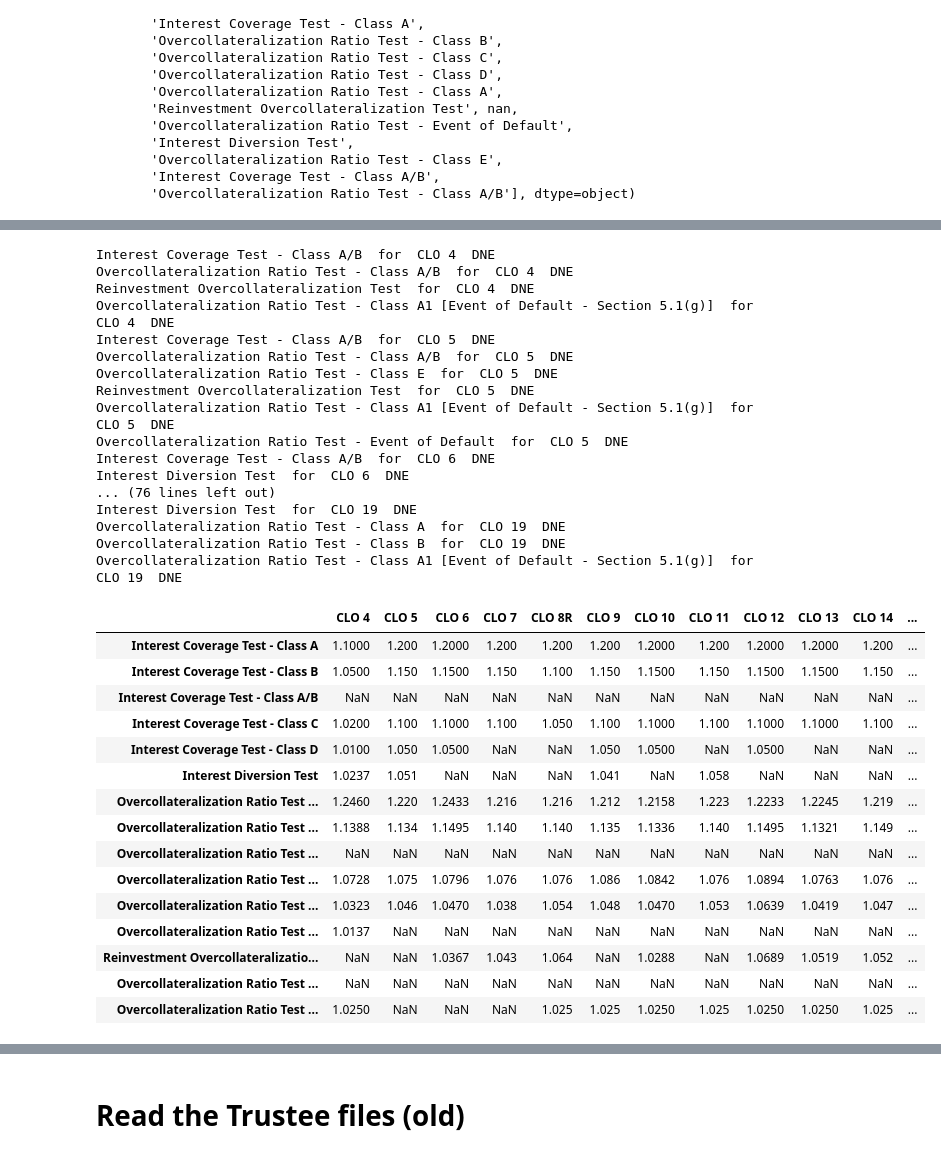
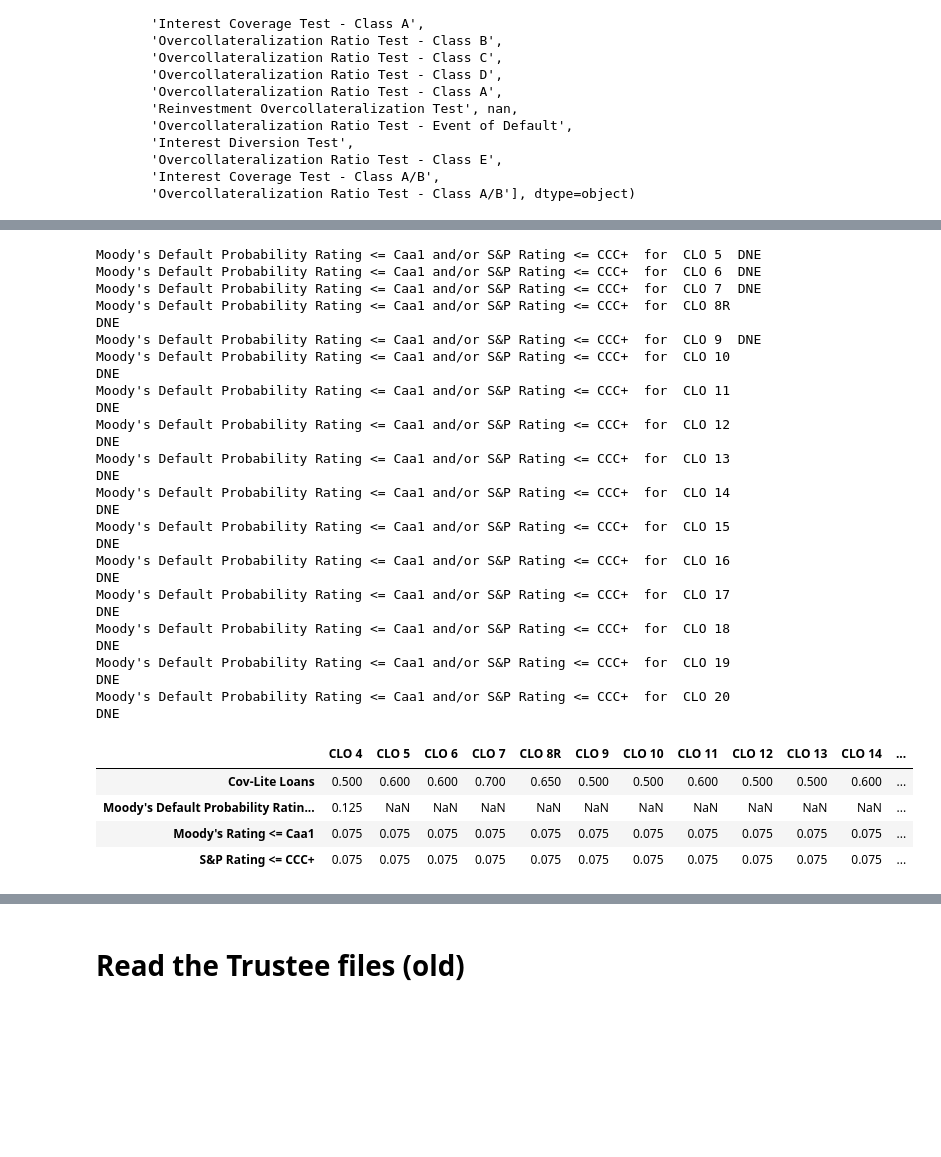
Before and after one commit to joshknechtel-gs/RM-IT, a Jupyter notebook: ComplianceChecks.ipynb, the cells around one changed output, grey strips where cells are left out. Cells and saved outputs as stored; diff of their text form; code cells hidden in the pictures; blank space fills up the shorter version.

```diff
--- a/ComplianceChecks.ipynb
+++ b/ComplianceChecks.ipynb
@@ -1597,0 +1614,5 @@ triggers.loc[triggers['TestType']=='Coverage Test','Title'] = triggers.loc[trigg
+# %%
+#[x.lstrip("(0123456789)/ ") for x in con_stats]
+importlib.reload(ccu)
+triggers = ccu.get_triggers(filepathT)
+triggers
@@ -1598,37 +1638,25 @@ triggers.loc[triggers['TestType']=='Coverage Test','Title'] = triggers.loc[trigg
 # %%
-trigger_table_cov = build_trigger_tables(triggers,clo_list,coverage_stats)
-trigger_table_cov
+trigger_table_con = build_trigger_tables(triggers,clo_list,ccu.con_stats)
+trigger_table_con
 # %% [output]
-Interest Coverage Test - Class A/B  for  CLO 4  DNE
-Overcollateralization Ratio Test - Class A/B  for  CLO 4  DNE
-Reinvestment Overcollateralization Test  for  CLO 4  DNE
-Overcollateralization Ratio Test - Class A1 [Event of Default - Section 5.1(g)]  for  CLO 4  DNE
-Interest Coverage Test - Class A/B  for  CLO 5  DNE
-Overcollateralization Ratio Test - Class A/B  for  CLO 5  DNE
-Overcollateralization Ratio Test - Class E  for  CLO 5  DNE
-Reinvestment Overcollateralization Test  for  CLO 5  DNE
-Overcollateralization Ratio Test - Class A1 [Event of Default - Section 5.1(g)]  for  CLO 5  DNE
-Overcollateralization Ratio Test - Event of Default  for  CLO 5  DNE
-Interest Coverage Test - Class A/B  for  CLO 6  DNE
-Interest Diversion Test  for  CLO 6  DNE
-... (76 lines left out)
-Interest Diversion Test  for  CLO 19  DNE
-Overcollateralization Ratio Test - Class A  for  CLO 19  DNE
-Overcollateralization Ratio Test - Class B  for  CLO 19  DNE
-Overcollateralization Ratio Test - Class A1 [Event of Default - Section 5.1(g)]  for  CLO 19  DNE
+Moody's Default Probability Rating <= Caa1 and/or S&P Rating <= CCC+  for  CLO 5  DNE
+Moody's Default Probability Rating <= Caa1 and/or S&P Rating <= CCC+  for  CLO 6  DNE
+Moody's Default Probability Rating <= Caa1 and/or S&P Rating <= CCC+  for  CLO 7  DNE
+Moody's Default Probability Rating <= Caa1 and/or S&P Rating <= CCC+  for  CLO 8R  DNE
+Moody's Default Probability Rating <= Caa1 and/or S&P Rating <= CCC+  for  CLO 9  DNE
+Moody's Default Probability Rating <= Caa1 and/or S&P Rating <= CCC+  for  CLO 10  DNE
+Moody's Default Probability Rating <= Caa1 and/or S&P Rating <= CCC+  for  CLO 11  DNE
+Moody's Default Probability Rating <= Caa1 and/or S&P Rating <= CCC+  for  CLO 12  DNE
+Moody's Default Probability Rating <= Caa1 and/or S&P Rating <= CCC+  for  CLO 13  DNE
+Moody's Default Probability Rating <= Caa1 and/or S&P Rating <= CCC+  for  CLO 14  DNE
+Moody's Default Probability Rating <= Caa1 and/or S&P Rating <= CCC+  for  CLO 15  DNE
+Moody's Default Probability Rating <= Caa1 and/or S&P Rating <= CCC+  for  CLO 16  DNE
+Moody's Default Probability Rating <= Caa1 and/or S&P Rating <= CCC+  for  CLO 17  DNE
+Moody's Default Probability Rating <= Caa1 and/or S&P Rating <= CCC+  for  CLO 18  DNE
+Moody's Default Probability Rating <= Caa1 and/or S&P Rating <= CCC+  for  CLO 19  DNE
+Moody's Default Probability Rating <= Caa1 and/or S&P Rating <= CCC+  for  CLO 20  DNE
 |  | CLO 4 | CLO 5 | CLO 6 | CLO 7 | CLO 8R | CLO 9 | CLO 10 | CLO 11 | CLO 12 | CLO 13 | CLO 14 | ... |
-| Interest Coverage Test - Class A | 1.1000 | 1.200 | 1.2000 | 1.200 | 1.200 | 1.200 | 1.2000 | 1.200 | 1.2000 | 1.2000 | 1.200 | ... |
-| Interest Coverage Test - Class B | 1.0500 | 1.150 | 1.1500 | 1.150 | 1.100 | 1.150 | 1.1500 | 1.150 | 1.1500 | 1.1500 | 1.150 | ... |
-| Interest Coverage Test - Class A/B | NaN | NaN | NaN | NaN | NaN | NaN | NaN | NaN | NaN | NaN | NaN | ... |
-| Interest Coverage Test - Class C | 1.0200 | 1.100 | 1.1000 | 1.100 | 1.050 | 1.100 | 1.1000 | 1.100 | 1.1000 | 1.1000 | 1.100 | ... |
-| Interest Coverage Test - Class D | 1.0100 | 1.050 | 1.0500 | NaN | NaN | 1.050 | 1.0500 | NaN | 1.0500 | NaN | NaN | ... |
-| Interest Diversion Test | 1.0237 | 1.051 | NaN | NaN | NaN | 1.041 | NaN | 1.058 | NaN | NaN | NaN | ... |
-| Overcollateralization Ratio Test ... | 1.2460 | 1.220 | 1.2433 | 1.216 | 1.216 | 1.212 | 1.2158 | 1.223 | 1.2233 | 1.2245 | 1.219 | ... |
-| Overcollateralization Ratio Test ... | 1.1388 | 1.134 | 1.1495 | 1.140 | 1.140 | 1.135 | 1.1336 | 1.140 | 1.1495 | 1.1321 | 1.149 | ... |
-| Overcollateralization Ratio Test ... | NaN | NaN | NaN | NaN | NaN | NaN | NaN | NaN | NaN | NaN | NaN | ... |
-| Overcollateralization Ratio Test ... | 1.0728 | 1.075 | 1.0796 | 1.076 | 1.076 | 1.086 | 1.0842 | 1.076 | 1.0894 | 1.0763 | 1.076 | ... |
-| Overcollateralization Ratio Test ... | 1.0323 | 1.046 | 1.0470 | 1.038 | 1.054 | 1.048 | 1.0470 | 1.053 | 1.0639 | 1.0419 | 1.047 | ... |
-| Overcollateralization Ratio Test ... | 1.0137 | NaN | NaN | NaN | NaN | NaN | NaN | NaN | NaN | NaN | NaN | ... |
-| Reinvestment Overcollateralizatio... | NaN | NaN | 1.0367 | 1.043 | 1.064 | NaN | 1.0288 | NaN | 1.0689 | 1.0519 | 1.052 | ... |
-| Overcollateralization Ratio Test ... | NaN | NaN | NaN | NaN | NaN | NaN | NaN | NaN | NaN | NaN | NaN | ... |
-| Overcollateralization Ratio Test ... | 1.0250 | NaN | NaN | NaN | 1.025 | 1.025 | 1.0250 | 1.025 | 1.0250 | 1.0250 | 1.025 | ... |
+| Cov-Lite Loans | 0.500 | 0.600 | 0.600 | 0.700 | 0.650 | 0.500 | 0.500 | 0.600 | 0.500 | 0.500 | 0.600 | ... |
+| Moody's Default Probability Ratin... | 0.125 | NaN | NaN | NaN | NaN | NaN | NaN | NaN | NaN | NaN | NaN | ... |
+| Moody's Rating <= Caa1 | 0.075 | 0.075 | 0.075 | 0.075 | 0.075 | 0.075 | 0.075 | 0.075 | 0.075 | 0.075 | 0.075 | ... |
+| S&P Rating <= CCC+ | 0.075 | 0.075 | 0.075 | 0.075 | 0.075 | 0.075 | 0.075 | 0.075 | 0.075 | 0.075 | 0.075 | ... |
```
Also changed, not shown: parts of 29 cells of this notebook, 1 other file.
